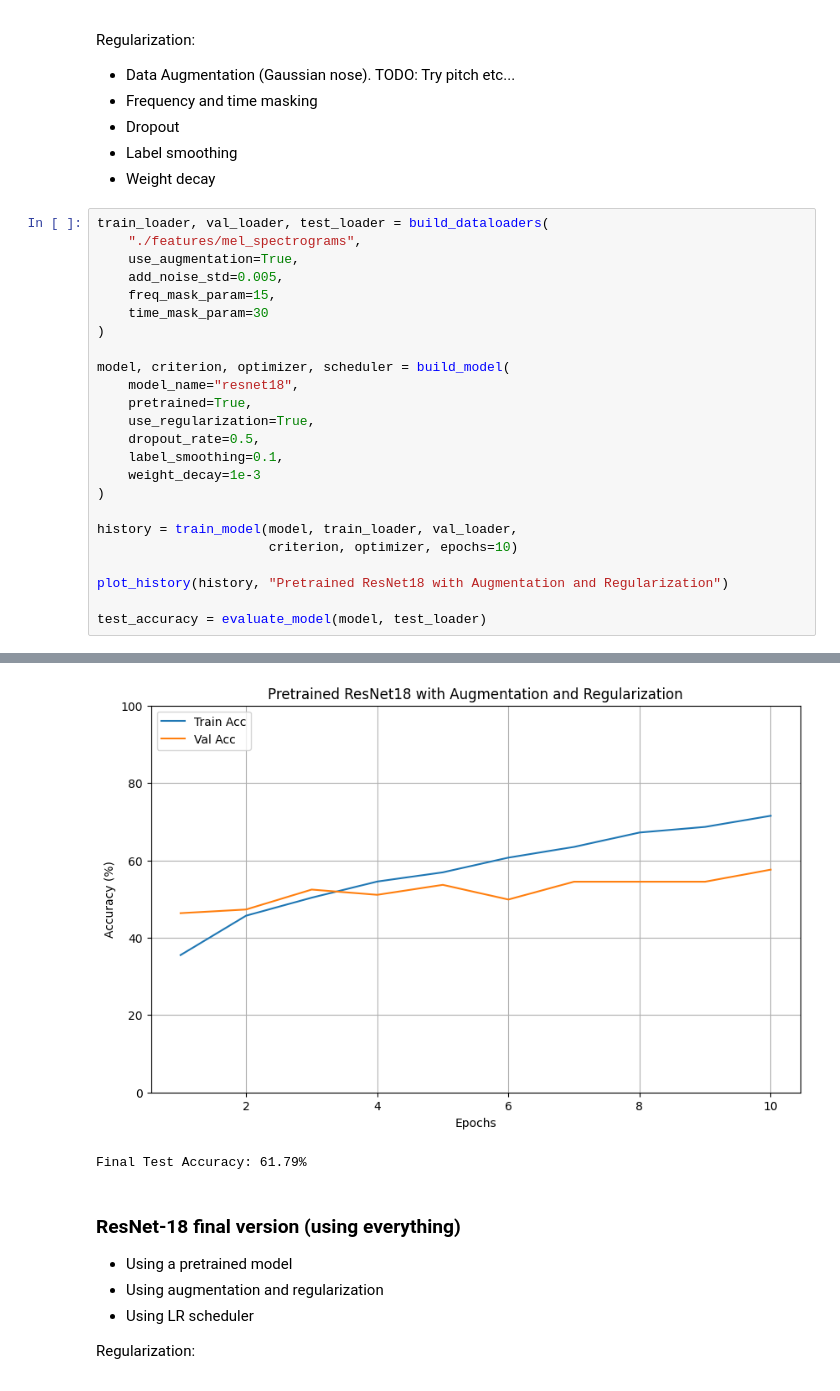
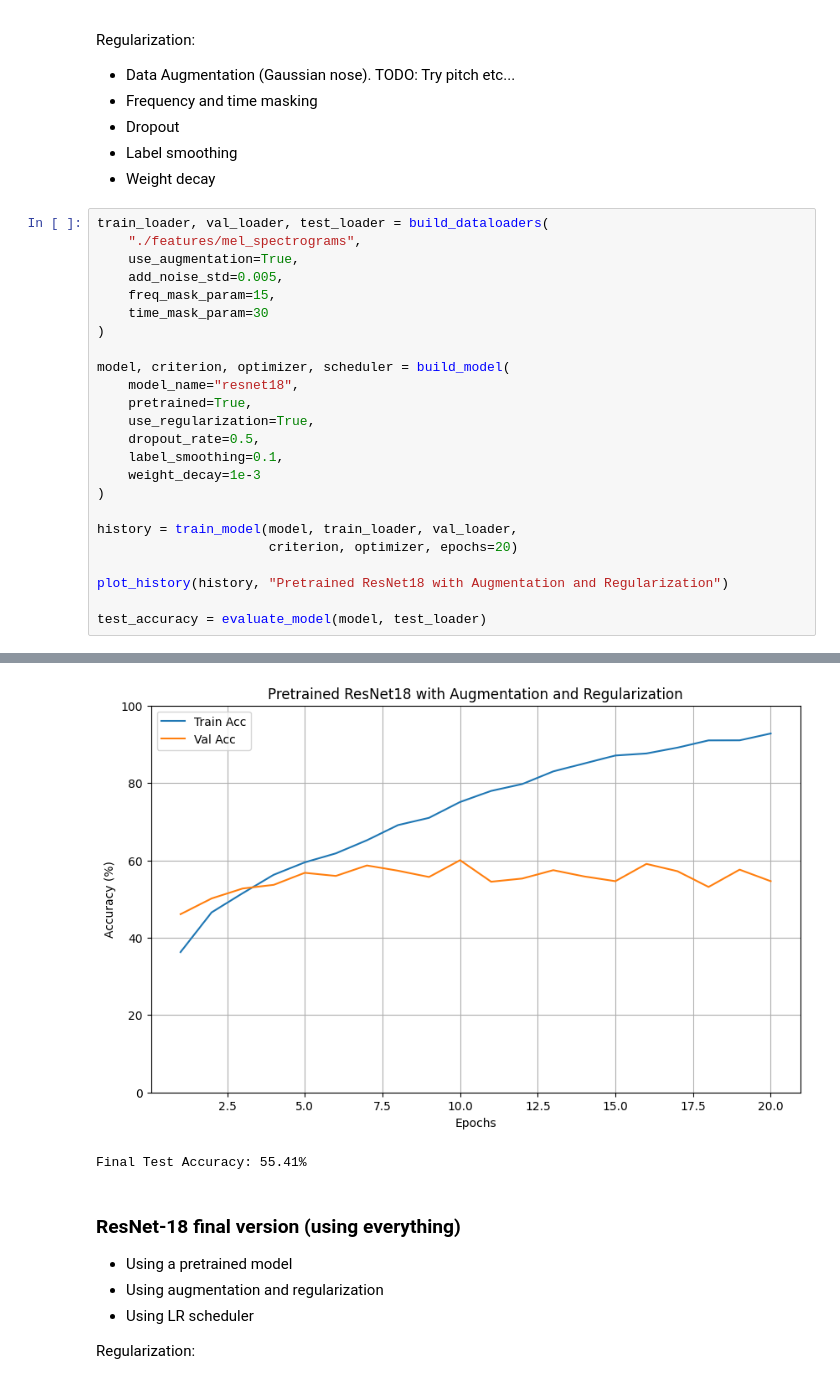
Before and after one commit to kristjan-kostanjsek/SER-deep-learning, a Jupyter notebook: ResNet18.ipynb, the cells around one changed output, grey strips where cells are left out. Cells and saved outputs as stored; diff of their text form.

```diff
--- a/ResNet18.ipynb
+++ b/ResNet18.ipynb
@@ -108,7 +108,7 @@ model, criterion, optimizer, scheduler = build_model(
 )
 
 history = train_model(model, train_loader, val_loader,
-                      criterion, optimizer, epochs=10)
+                      criterion, optimizer, epochs=20)
 
 plot_history(history, "Pretrained ResNet18 with Augmentation and Regularization")
 
@@ -127,5 +137,5 @@ Epoch 10/10 | Train: 71.51% | Val: 57.59% | LR: 0.000100
-[figure, old version]
+[figure, new version]
-Final Test Accuracy: 61.79%
+Final Test Accuracy: 55.41%
 # %% [markdown]
 ### ResNet-18 final version (using everything)
 
```
Also changed, not shown: parts of 3 cells of this notebook, 1 other file.
